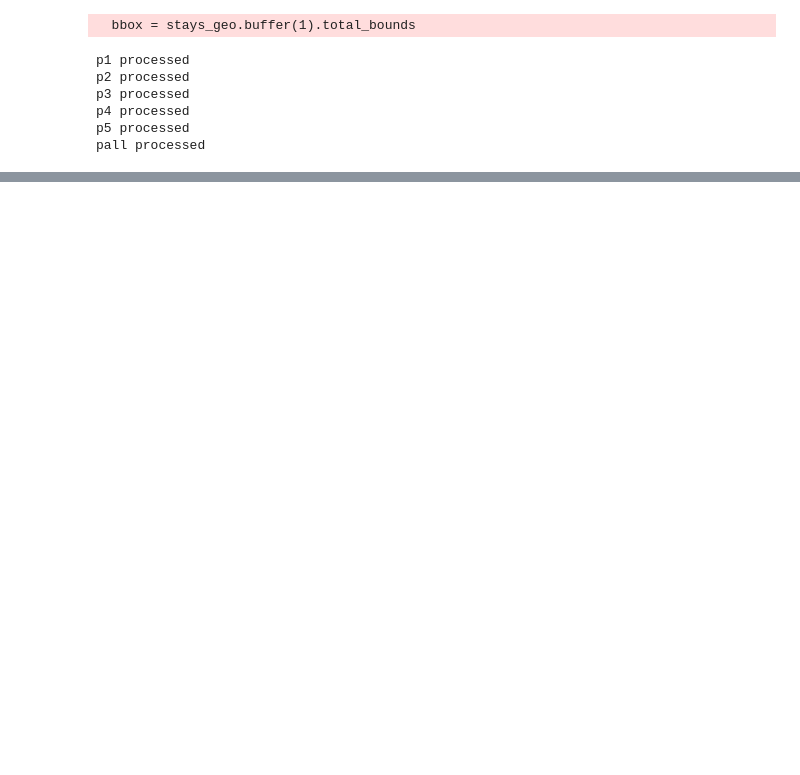
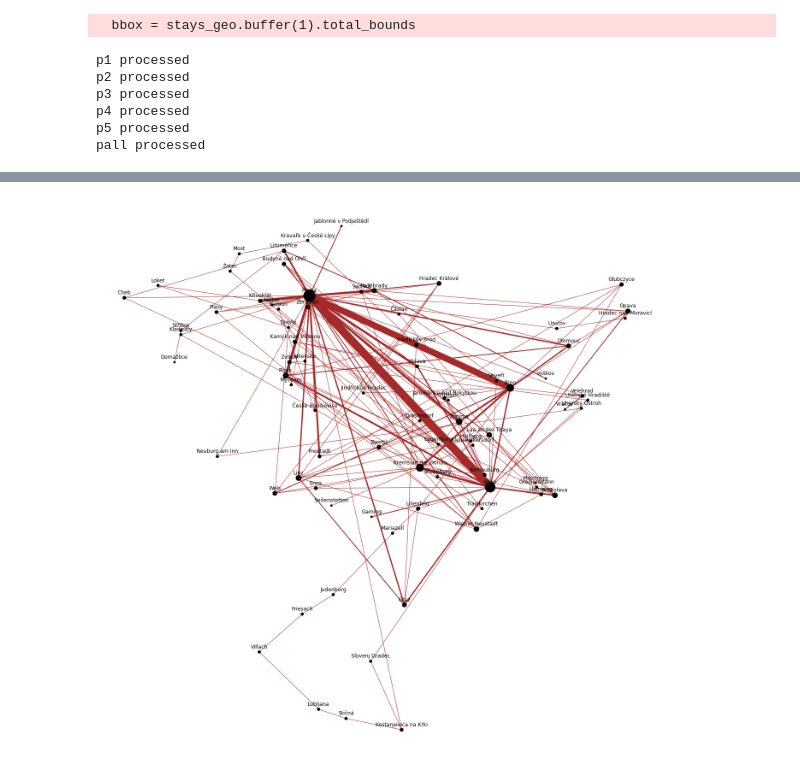
Before and after one commit to adammertel/itinerary-analysis_PO2-case-study, a Jupyter notebook: src/analysis/metrics/03_network.ipynb, the cells around one changed output, grey strips where cells are left out. Drawn from its saved outputs; the diff is of its cells as text; code cells hidden in the pictures; blank space fills up the shorter version.

Commit message:
Construct network visualization

```diff
--- a/src/analysis/metrics/03_network.ipynb
+++ b/src/analysis/metrics/03_network.ipynb
@@ -34,8 +34,6 @@ tiles = {
 	"attribution": '',
 }
 
-crs4326 = {'init': 'epsg:4326'}
-
 from datetime import date, timedelta
 
 import seaborn as sns
@@ -59,7 +57,7 @@ stays_df['geometry'] = stays_df['geometry'].apply(wkt.loads)
 stays_df.set_index('locality', inplace=True)
 stays_df['locality'] = stays_df.index
 
-stays_geo = gpd.GeoDataFrame(stays_df, crs=crs4326).set_geometry('geometry')
+stays_geo = gpd.GeoDataFrame(stays_df, crs='epsg:4326').set_geometry('geometry')
 
 localities = stays_geo[stays_geo['domestic'] == True].groupby(level=0).first()
 localities['name'] = localities.index
@@ -155,0 +155,12 @@ pall processed
+# %%
+labels_pos = {name: [geo.x, geo.y + 0.05] for (name, geo) in localities[['geometry']].itertuples()}
+node_pos = {name: [geo.x, geo.y] for (name, geo) in localities[['geometry']].itertuples()}
+edge_weights = nx.get_edge_attributes(G,'weight').values()
+node_degree = nx.degree(G)
+
+plt.figure(figsize=(18,18))
+nx.draw(G, pos=node_pos, width=list(edge_weights), node_size=[v[1] * 20 for v in node_degree], node_color='black', edge_color="brown")
+nx.draw_networkx_labels(G, pos=labels_pos)
+plt.show()
+# %% [output]
+[figure, added]
```
Also changed, not shown: parts of 4 cells of this notebook.
